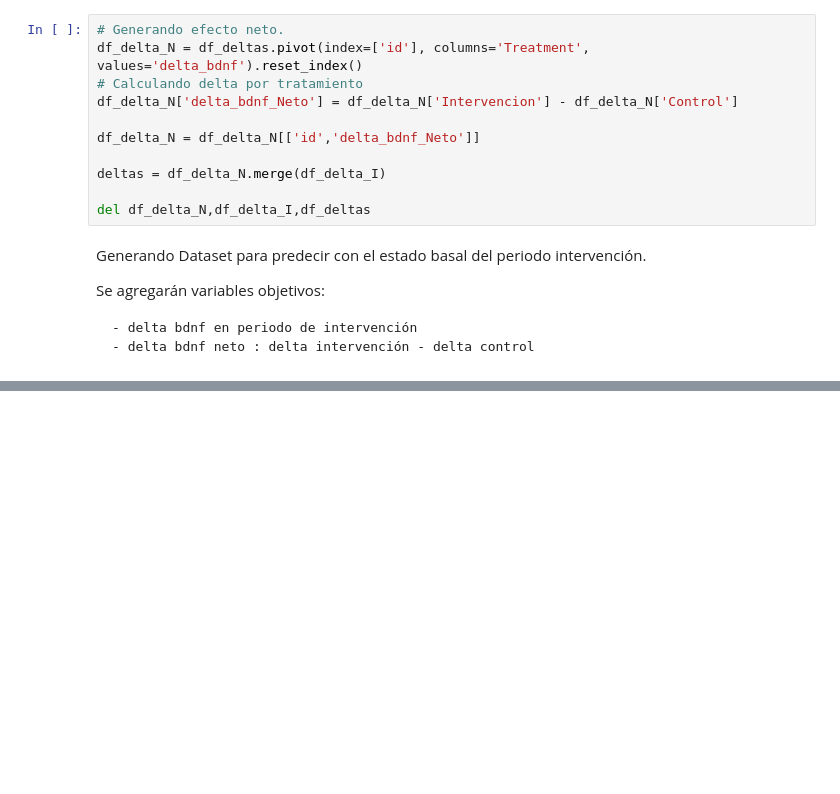
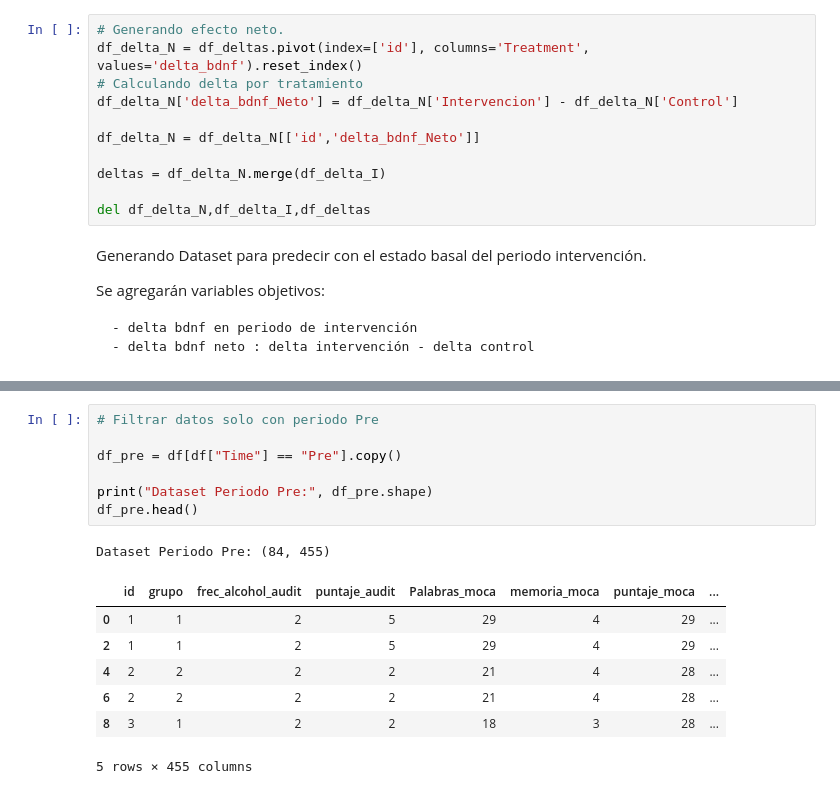
Before and after one commit to MardonioR/Proyecto-Polifenoles, a Jupyter notebook: Notebooks/Baseline_Mardonio.ipynb, the cells around one changed output, grey strips where cells are left out. Drawn from its saved outputs; the diff is of its cells as text; blank space fills up the shorter version.

```diff
--- a/Notebooks/Baseline_Mardonio.ipynb
+++ b/Notebooks/Baseline_Mardonio.ipynb
@@ -139,0 +440,16 @@ type_cols
+# %%
+# Filtrar datos solo con periodo Pre
+
+df_pre = df[df["Time"] == "Pre"].copy()
+
+print("Dataset Periodo Pre:", df_pre.shape)
+df_pre.head()
+# %% [output]
+Dataset Periodo Pre: (84, 455)
+|  | id | grupo | frec_alcohol_audit | puntaje_audit | Palabras_moca | memoria_moca | puntaje_moca | ... |
+| 0 | 1 | 1 | 2 | 5 | 29 | 4 | 29 | ... |
+| 2 | 1 | 1 | 2 | 5 | 29 | 4 | 29 | ... |
+| 4 | 2 | 2 | 2 | 2 | 21 | 4 | 28 | ... |
+| 6 | 2 | 2 | 2 | 2 | 21 | 4 | 28 | ... |
+| 8 | 3 | 1 | 2 | 2 | 18 | 3 | 28 | ... |
+5 rows × 455 columns
```
Also changed, not shown: parts of 52 cells of this notebook, 12 other files.
